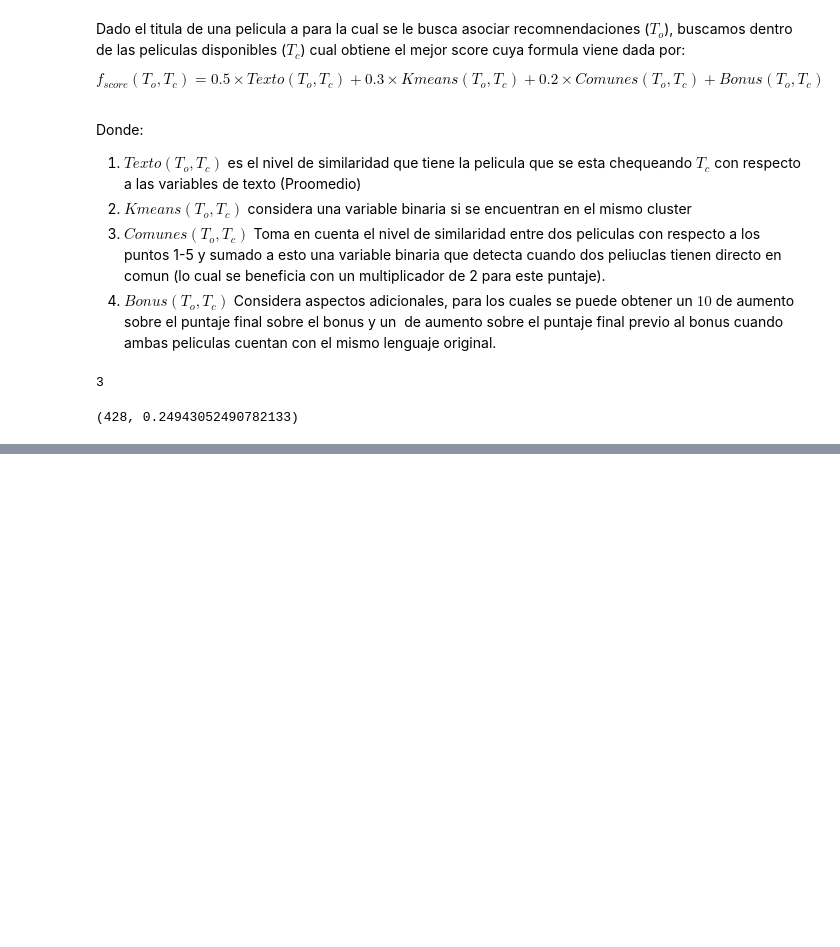
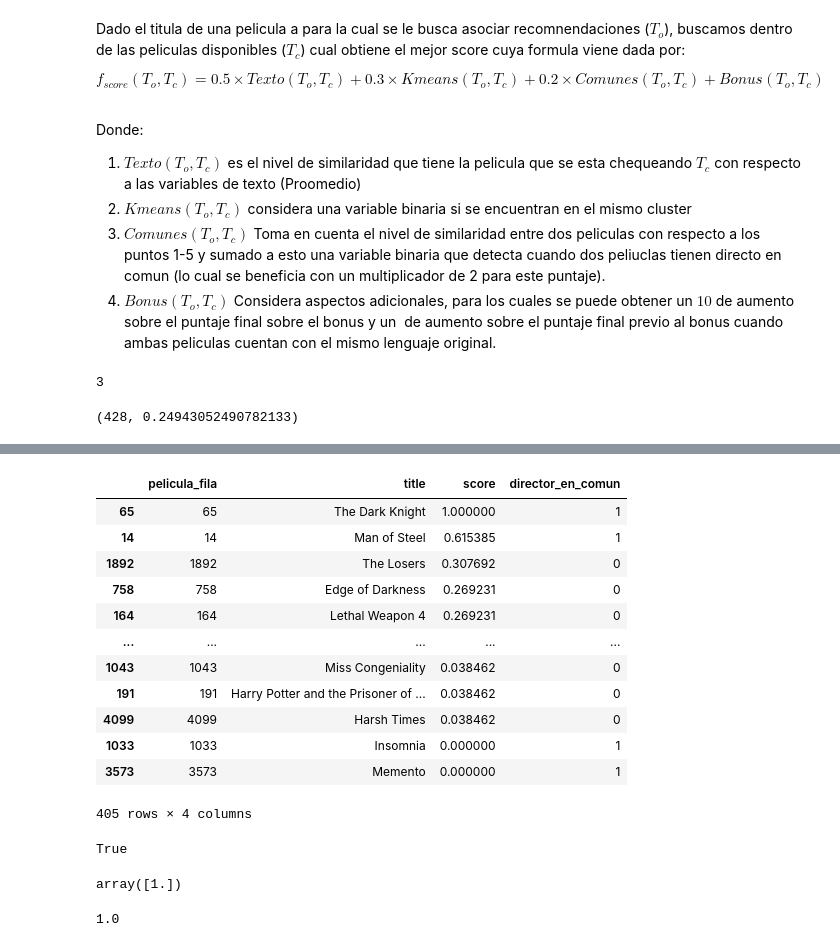
Before and after one commit to HugoMAT/Proyecto_Aplica, a Jupyter notebook: project/Predictor fase alpha.ipynb, the cells around one changed output, grey strips where cells are left out. Saved outputs shown, nothing was run; the diff lists cells and outputs as text; code cells hidden in the pictures; blank space fills up the shorter version.

```diff
--- a/project/Predictor fase alpha.ipynb
+++ b/project/Predictor fase alpha.ipynb
@@ -536,0 +557,16 @@ def recomendador_final(pelicula):
+# %%
+Comunes(65)
+# %% [output]
+|  | pelicula_fila | title | score | director_en_comun |
+| 65 | 65 | The Dark Knight | 1.000000 | 1 |
+| 14 | 14 | Man of Steel | 0.615385 | 1 |
+| 1892 | 1892 | The Losers | 0.307692 | 0 |
+| 758 | 758 | Edge of Darkness | 0.269231 | 0 |
+| 164 | 164 | Lethal Weapon 4 | 0.269231 | 0 |
+| ... | ... | ... | ... | ... |
+| 1043 | 1043 | Miss Congeniality | 0.038462 | 0 |
+| 191 | 191 | Harry Potter and the Prisoner of ... | 0.038462 | 0 |
+| 4099 | 4099 | Harsh Times | 0.038462 | 0 |
+| 1033 | 1033 | Insomnia | 0.000000 | 1 |
+| 3573 | 3573 | Memento | 0.000000 | 1 |
+405 rows × 4 columns
@@ -536,0 +584,13 @@ def recomendador_final(pelicula):
+# %%
+6 in KMeans_s(65)
+# %% [output]
+True
+# %%
+t_s = text_score(65)
+t_s[t_s['pelicula_fila']==119].score.values
+# %% [output]
+array([1.])
+# %%
+t_s[t_s['pelicula_fila']==119].score.values[0]
+# %% [output]
+1.0
```
Also changed, not shown: parts of 15 cells of this notebook.
